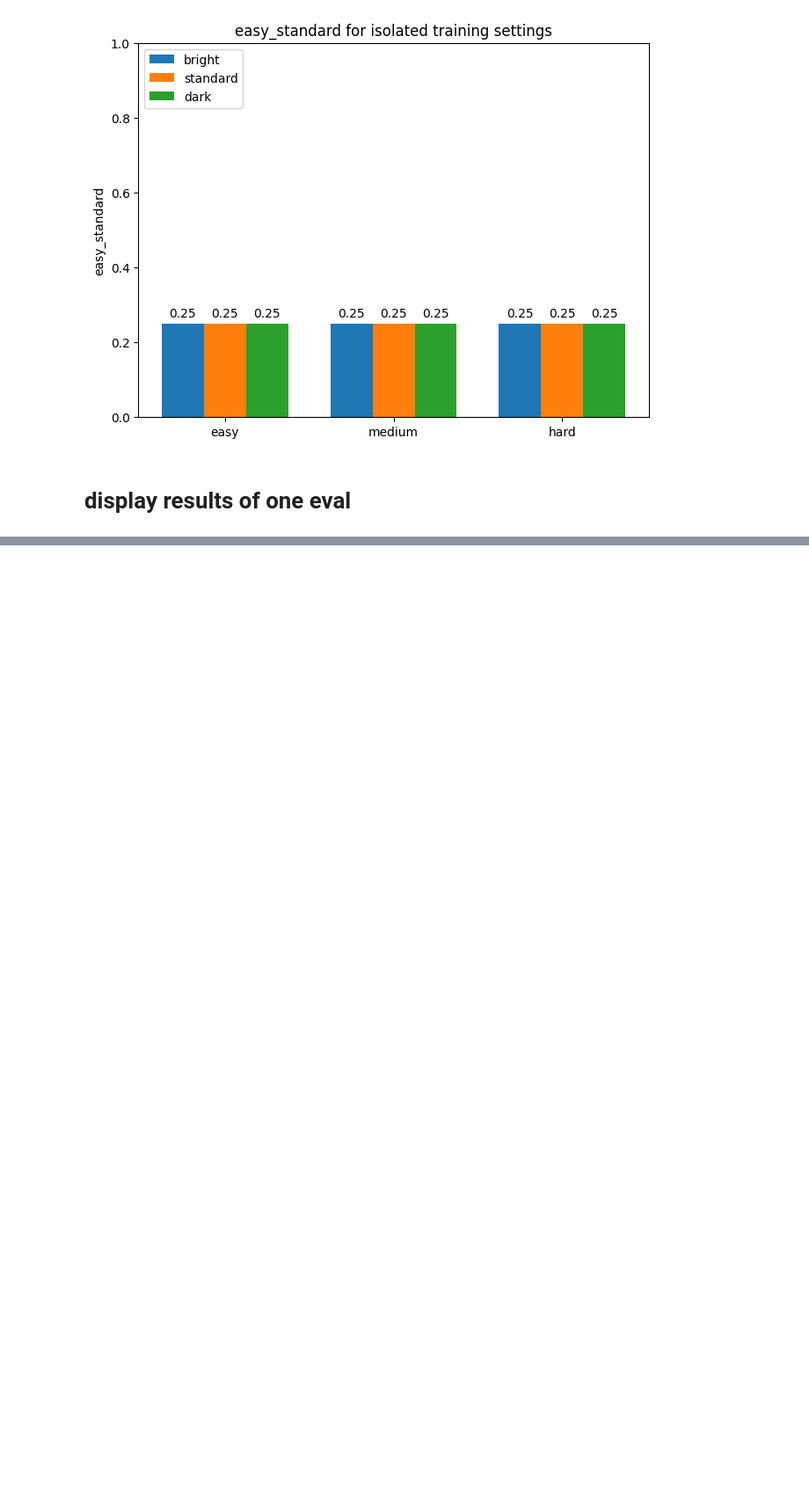
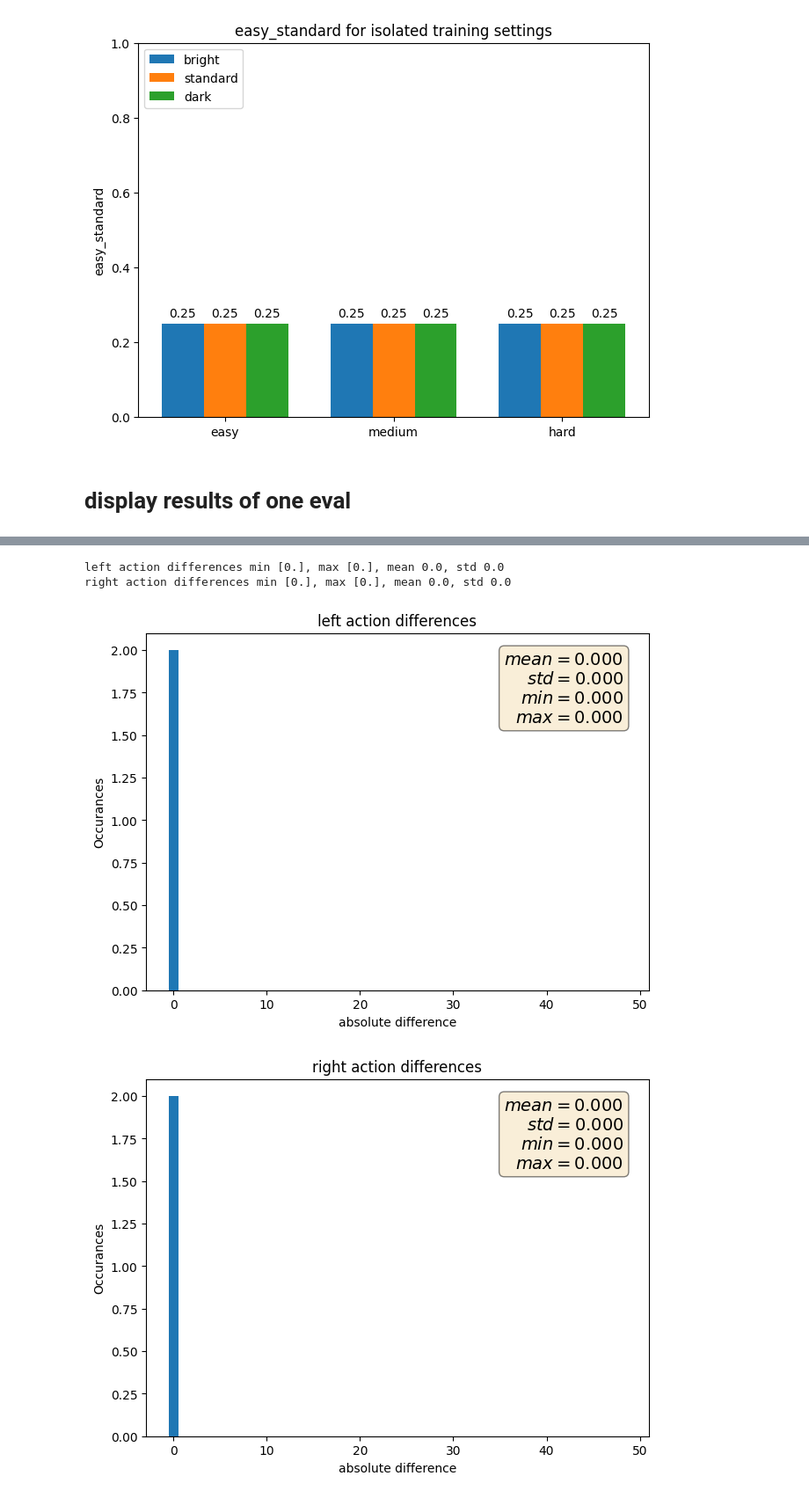
Before and after one commit to geschnee/carsim-rl-cnn, a Jupyter notebook: python/eval_and_replay_analysis.ipynb, the cells around one changed output, grey strips where cells are left out. Shown at 88% size. Saved outputs shown, nothing was run; the diff lists cells and outputs as text; code cells hidden in the pictures; blank space fills up the shorter version.

```diff
--- a/python/eval_runs_analysis.ipynb
+++ b/python/eval_and_replay_analysis.ipynb
@@ -276,0 +328,42 @@ for ls in light_settings:
+# %%
+def my_histogram(values, title, y_axis_title, filename):
+    print(f'{title} min {min(values)}, max {max(values)}, mean {np.mean(values)}, std {np.std(values)}')
+
+
+    fig, ax = plt.subplots(layout='constrained')
+
+    ax.hist(values, bins=np.arange(50) - 0.5)
+
+
+    textstr = '\n'.join((
+        r'$mean=%.3f$' % (np.mean(values), ),
+        r'$std=%.3f$' % (np.std(values), ),
+        r'$min=%.3f$' % (np.min(values), ),
+        r'$max=%.3f$' % (np.max(values), )))
+
+
+    # these are matplotlib.patch.Patch properties
+    props = dict(boxstyle='round', facecolor='wheat', alpha=0.5)
+
+    # place a text box in upper left in axes coords
+    ax.text(0.95, 0.95, textstr, transform=ax.transAxes, fontsize=14, horizontalalignment='right',
+            verticalalignment='top', bbox=props)
+
+    plt.gca().set(title=title, ylabel='Occurances', xlabel='absolute difference')
+    plt.savefig(filename)
+# %%
+recorded_action_outputs = np.load(f'{replay_dir}\\recorded_actions.npy')
+reproduced_action_outputs = np.load(f'{replay_dir}\\reproduced_actions.npy')
+
+differences = np.abs(recorded_action_outputs - reproduced_action_outputs)
+
+left_differences = differences[0,:]
+right_differences = differences[1,:]
+
+my_histogram(left_differences, "left action differences", "Occurences", f'notebook_images/replay_outputs_action_left.png')
+my_histogram(right_differences, "right action differences", "Occurences", f'notebook_images/replay_outputs_action_right.png')
+# %% [output]
+left action differences min [0.], max [0.], mean 0.0, std 0.0
+right action differences min [0.], max [0.], mean 0.0, std 0.0
+[figure, added]
+[figure, added]
```
Also changed, not shown: parts of 5 cells of this notebook, 27 other files.
